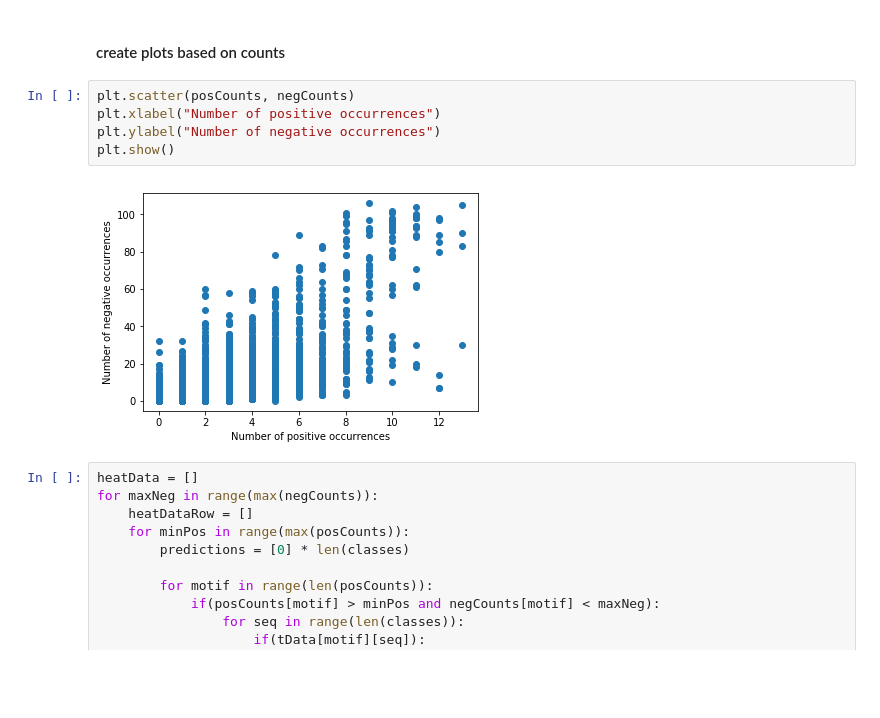
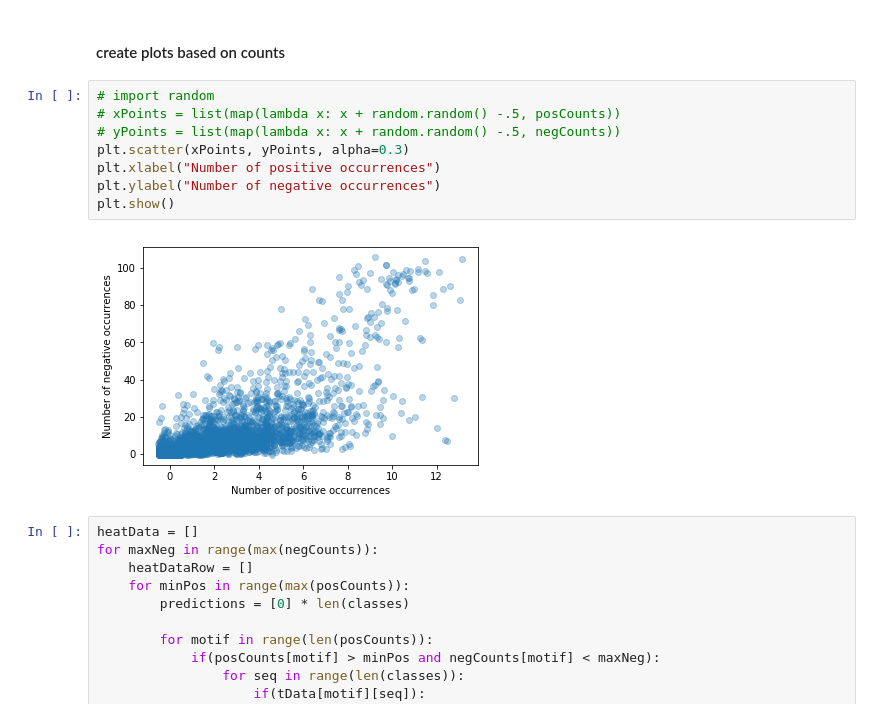
Before and after one commit to mullinmax/IS, a Jupyter notebook: Feature selection.ipynb, the cells around one changed output. Saved outputs shown, nothing was run; the diff lists cells and outputs as text; blank space fills up the shorter version.

Commit message:
jitter to scatter plot and welch list

```diff
--- a/Feature selection.ipynb
+++ b/Feature selection.ipynb
@@ -80,12 +94,15 @@ max neg:  106
 # %% [markdown]
 #### create plots based on counts
 # %%
-plt.scatter(posCounts, negCounts)
+# import random
+# xPoints = list(map(lambda x: x + random.random() -.5, posCounts))
+# yPoints = list(map(lambda x: x + random.random() -.5, negCounts))
+plt.scatter(xPoints, yPoints, alpha=0.3)
 plt.xlabel("Number of positive occurrences")
 plt.ylabel("Number of negative occurrences")
 plt.show()
 # %% [output]
-[figure, old version]
+[figure, new version]
 # %%
 heatData = []
 for maxNeg in range(max(negCounts)):
```
Also changed, not shown: parts of 8 cells of this notebook, 3 other files.
